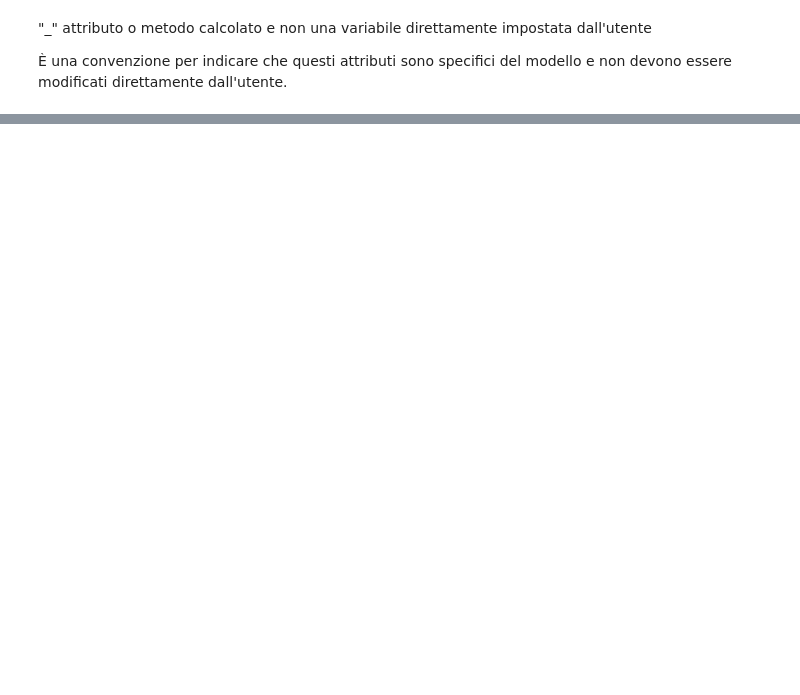
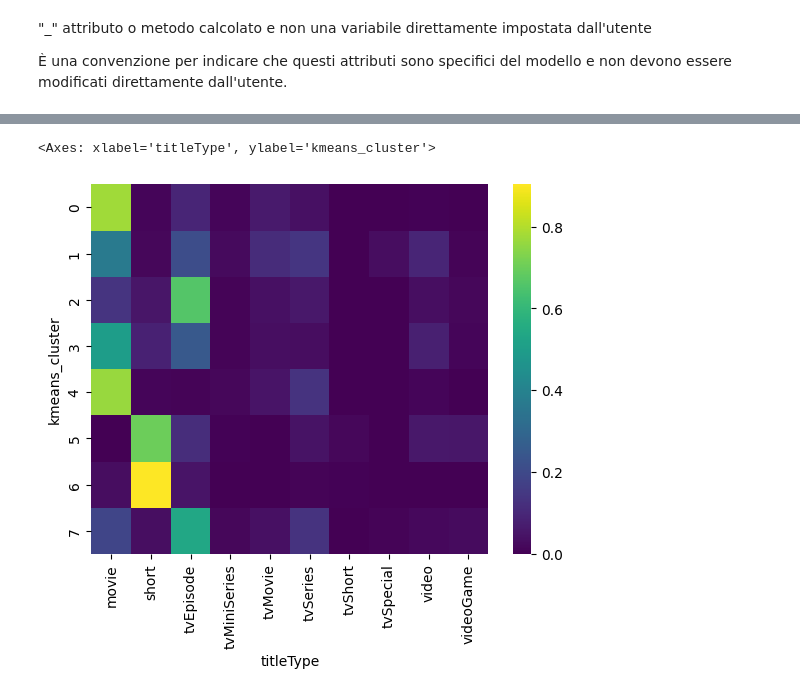
Before and after one commit to g-fabiani4-unipi/dm_project, a Jupyter notebook: KMeans.ipynb, the cells around one changed output, grey strips where cells are left out. Cells and saved outputs as stored; diff of their text form; code cells hidden in the pictures; blank space fills up the shorter version.

```diff
--- a/KMeans.ipynb
+++ b/KMeans.ipynb
@@ -190,0 +189,3 @@ print(centroids_df)
+# %%
+train_clean['kmeans_cluster'] = kmeans.labels_
+train_clean['kmeans_cluster'].value_counts()
@@ -201,0 +214,8 @@ plt.show()
+# %%
+sns.heatmap(pd.crosstab(train_clean['kmeans_cluster'], train_clean['titleType'],
+                        normalize='index'),
+                        cmap='viridis'
+                        )
+# %% [output]
+<Axes: xlabel='titleType', ylabel='kmeans_cluster'>
+[figure, added]
```
Also changed, not shown: parts of 26 cells of this notebook.
